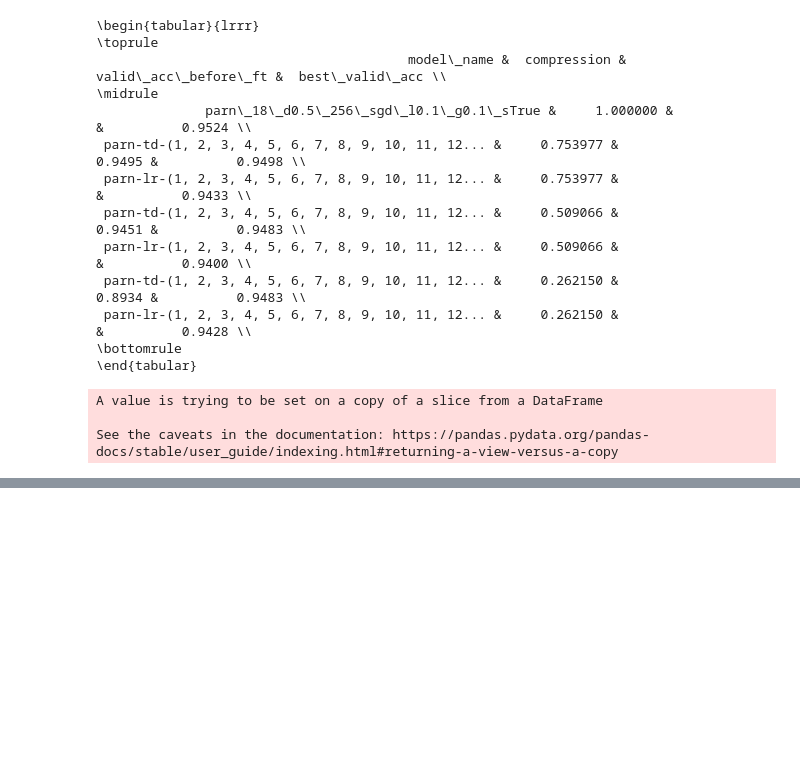
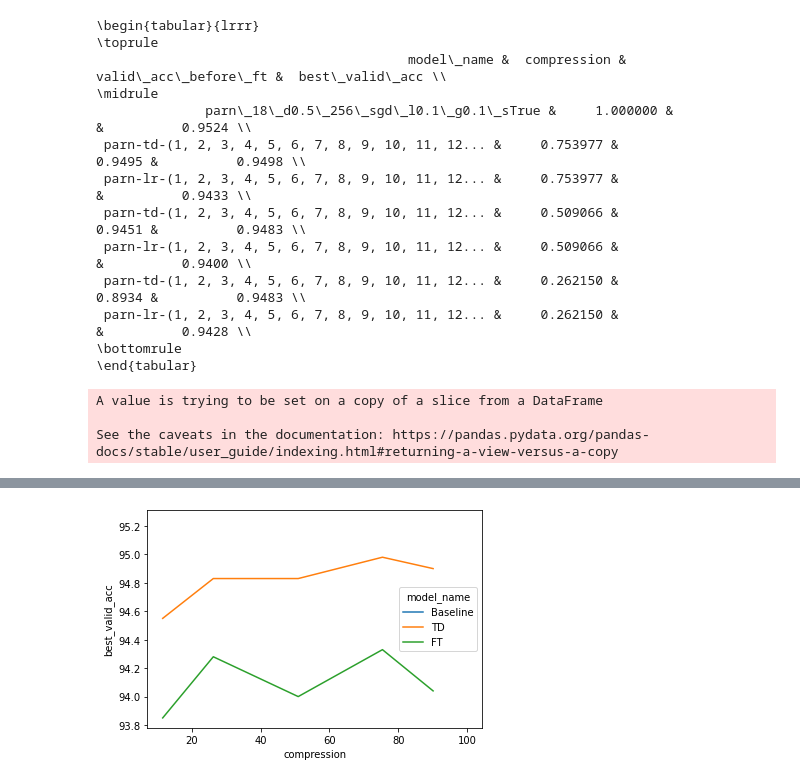
Before and after one commit to JSchuurmans/tddl, a Jupyter notebook: notebooks/results.ipynb, the cells around one changed output, grey strips where cells are left out. Drawn from its saved outputs; the diff is of its cells as text; code cells hidden in the pictures; blank space fills up the shorter version.

```diff
--- a/notebooks/results.ipynb
+++ b/notebooks/results.ipynb
@@ -257,0 +379,21 @@ df.loc[df.model_name.str.match(r'.*tt.*\.25')]
+# %%
+paths_tucker = [
+    baseline,
+    td_tucker_90,
+    td_tucker_75,
+    td_tucker_50,
+    td_tucker_25,
+    td_tucker_10,
+    lr_tucker_90,
+    lr_tucker_75,
+    lr_tucker_50,
+    lr_tucker_25,
+    lr_tucker_10,
+]
+# %%
+df_tucker = paths_to_results(paths_tucker)
+df_tucker.valid_acc_before_ft *= 100
+df_tucker.best_valid_acc *= 100
+df_tucker.compression *= 100
+# df_cp_le3.compression[df_cp_le3.model_name=="parn_18_d0.5_256_sgd_l0.1_g0.1_sTrue"] = 100.0
+df_tucker.round({'best_valid_acc': 1, 'valid_acc_before_ft': 1, 'compression':1})
@@ -257,0 +443,5 @@ df.loc[df.model_name.str.match(r'.*tt.*\.25')]
+# %%
+plot_tucker = sns.lineplot(data=df_tucker, x="compression", y="best_valid_acc", hue="model_name")
+plot_tucker.figure.savefig("tucker.pdf", bbox_inches='tight')
+# %% [output]
+[figure, added]
```
Also changed, not shown: parts of 31 cells of this notebook, 4 other files.
